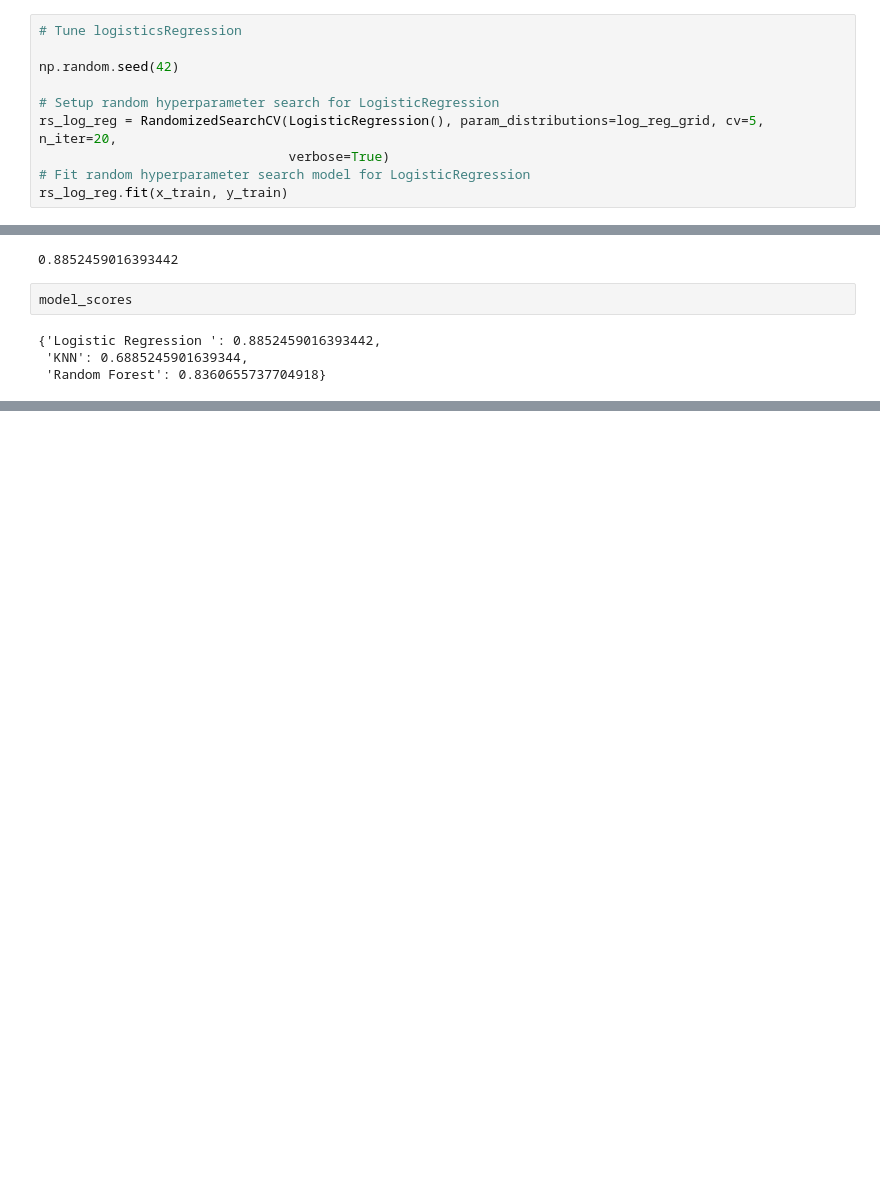
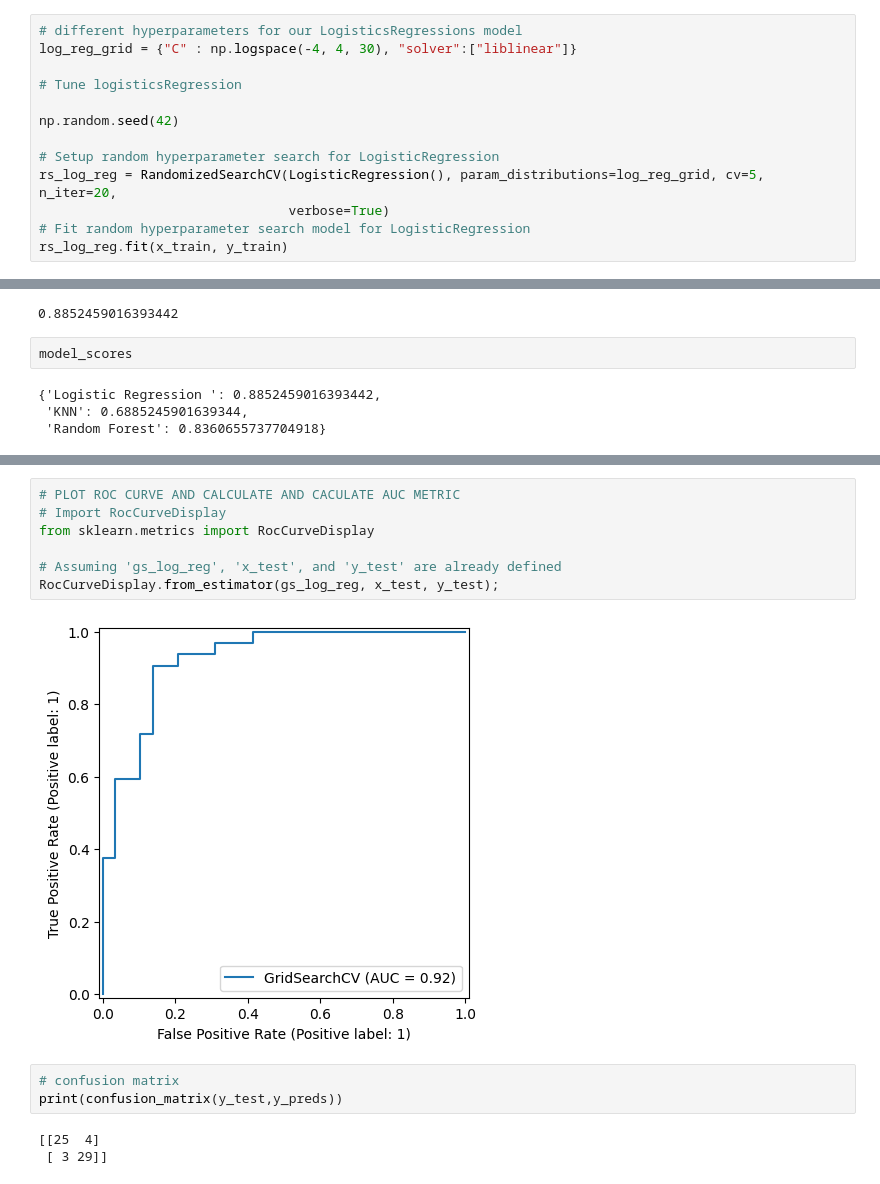
Before and after one commit to kovikov/CAPSTONEPROJECT, a Jupyter notebook: end_to_end_heart_disease_classification.ipynb, the cells around one changed output, grey strips where cells are left out. Saved outputs shown, nothing was run; the diff lists cells and outputs as text; blank space fills up the shorter version.

```diff
--- a/end_to_end_heart_disease_classification.ipynb
+++ b/end_to_end_heart_disease_classification.ipynb
@@ -622,6 +625,9 @@ rf_grid = {"n_estimators" : np.arange(10, 1000, 50), "max_depth":[None, 3, 5,10]
 # %% [markdown]
 **Now we've got hyperparameter grids seup for each of our models, let's tune them using RandomizedSearchCV....**
 # %%
+# different hyperparameters for our LogisticsRegressions model
+log_reg_grid = {"C" : np.logspace(-4, 4, 30), "solver":["liblinear"]}
+
 # Tune logisticsRegression
 
 np.random.seed(42)
@@ -726,0 +776,15 @@ model_scores
+# %%
+# PLOT ROC CURVE AND CALCULATE AND CACULATE AUC METRIC
+# Import RocCurveDisplay
+from sklearn.metrics import RocCurveDisplay
+
+# Assuming 'gs_log_reg', 'x_test', and 'y_test' are already defined
+RocCurveDisplay.from_estimator(gs_log_reg, x_test, y_test);
+# %% [output]
+[figure, added]
+# %%
+# confusion matrix
+print(confusion_matrix(y_test,y_preds))
+# %% [output]
+[[25  4]
+ [ 3 29]]
```
Also changed, not shown: parts of 26 cells of this notebook.
